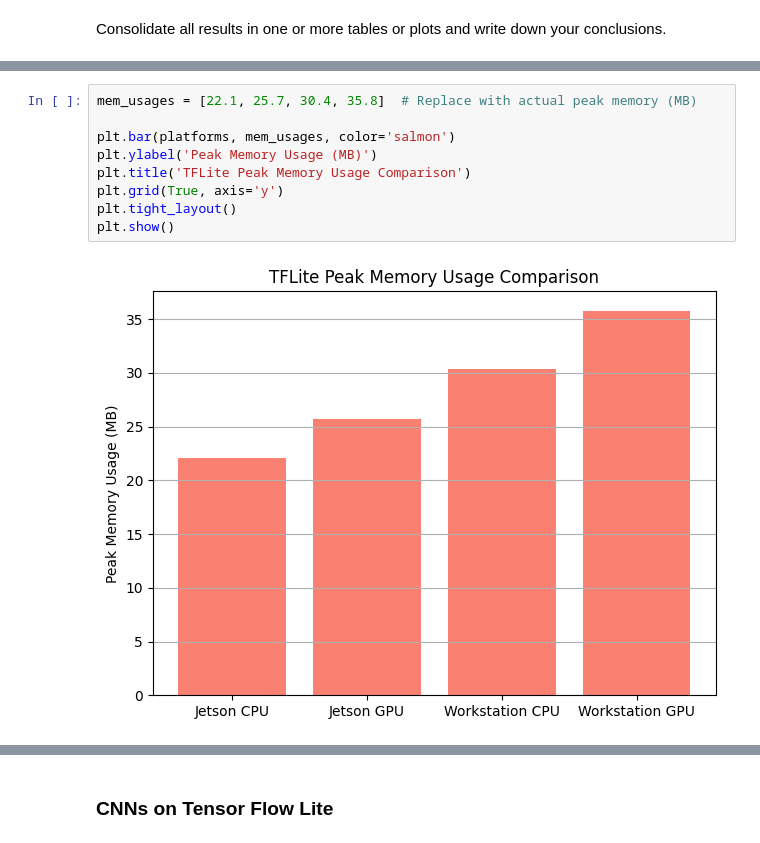
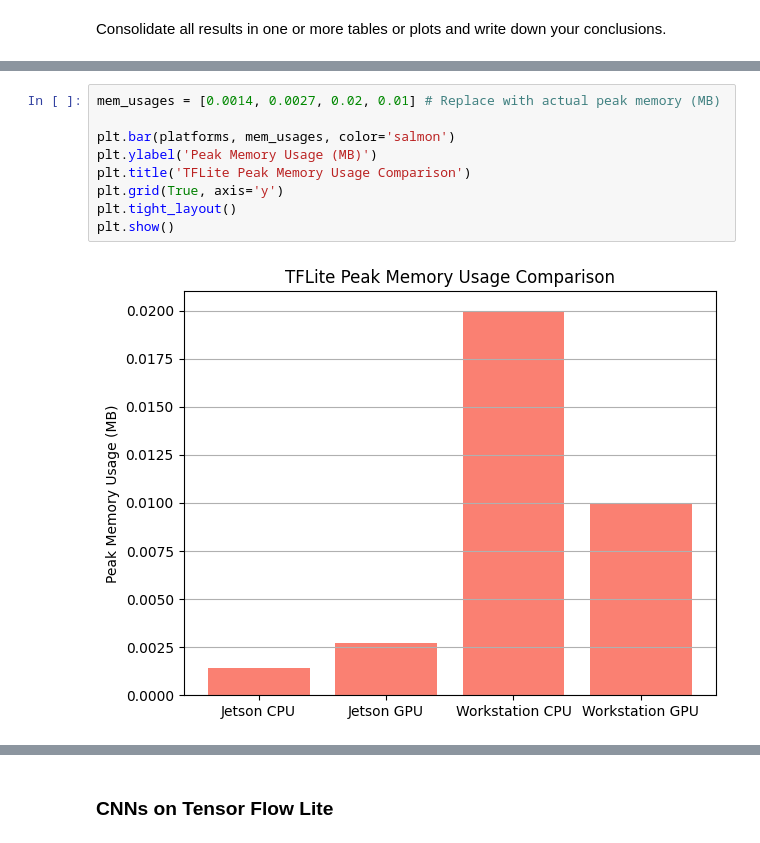
Before and after one commit to jusanchez6/Embedded-Machine-Learning, a Jupyter notebook: Lab3/Embedded_ML_Lab_3_Accelerators_for_ML.ipynb, the cells around one changed output, grey strips where cells are left out. Drawn from its saved outputs; the diff is of its cells as text.

```diff
--- a/Lab3/Embedded_ML_Lab_3_Accelerators_for_ML.ipynb
+++ b/Lab3/Embedded_ML_Lab_3_Accelerators_for_ML.ipynb
@@ -419,11 +423,11 @@ plt.show()
 # %%
-mem_usages = [22.1, 25.7, 30.4, 35.8]  # Replace with actual peak memory (MB)
+mem_usages = [0.0014, 0.0027, 0.02, 0.01] # Replace with actual peak memory (MB)
 
 plt.bar(platforms, mem_usages, color='salmon')
 plt.ylabel('Peak Memory Usage (MB)')
 plt.title('TFLite Peak Memory Usage Comparison')
 plt.grid(True, axis='y')
 plt.tight_layout()
 plt.show()
 # %% [output]
-[figure, old version]
+[figure, new version]
```
Also changed, not shown: parts of 10 cells of this notebook.
